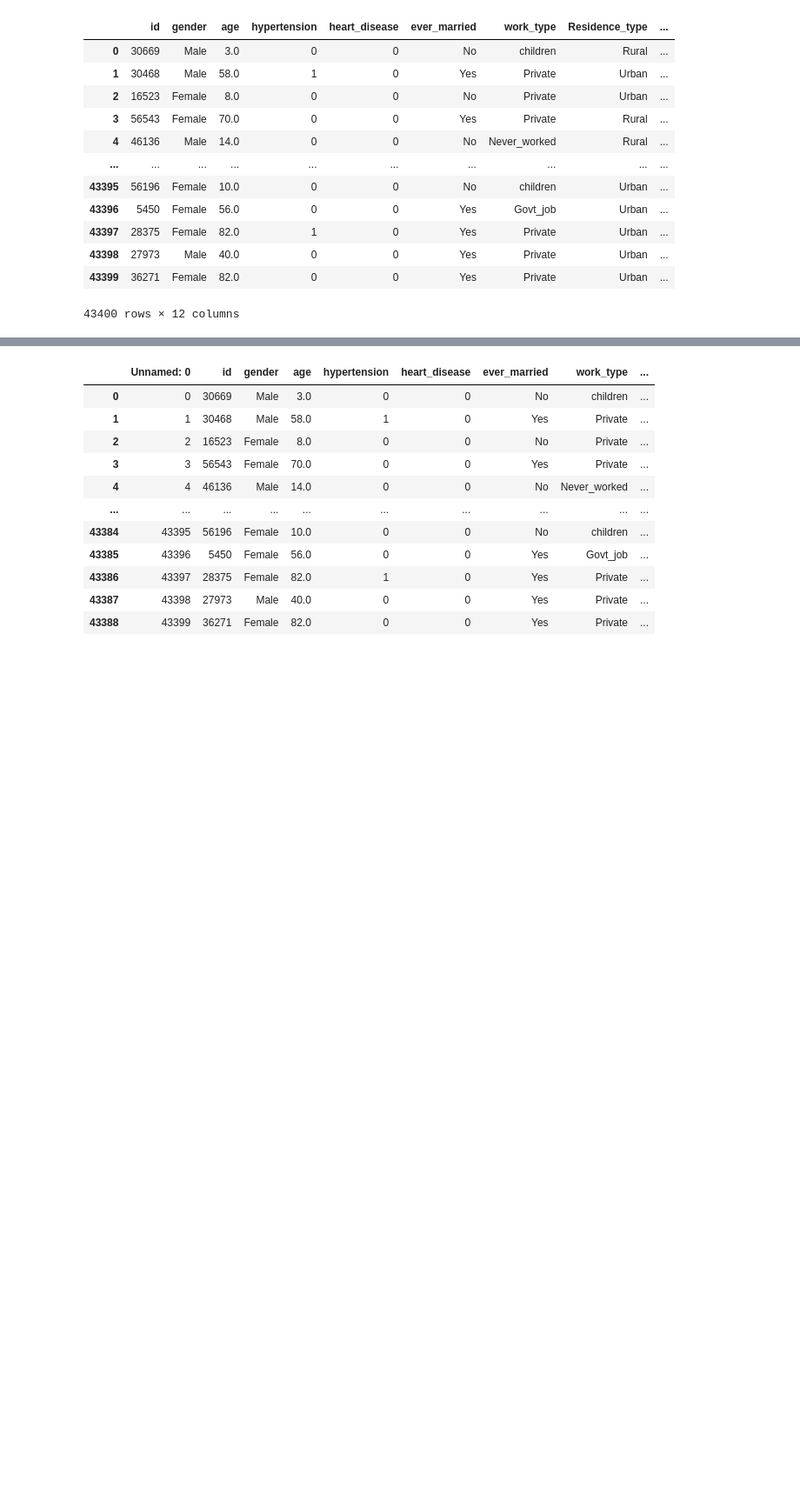
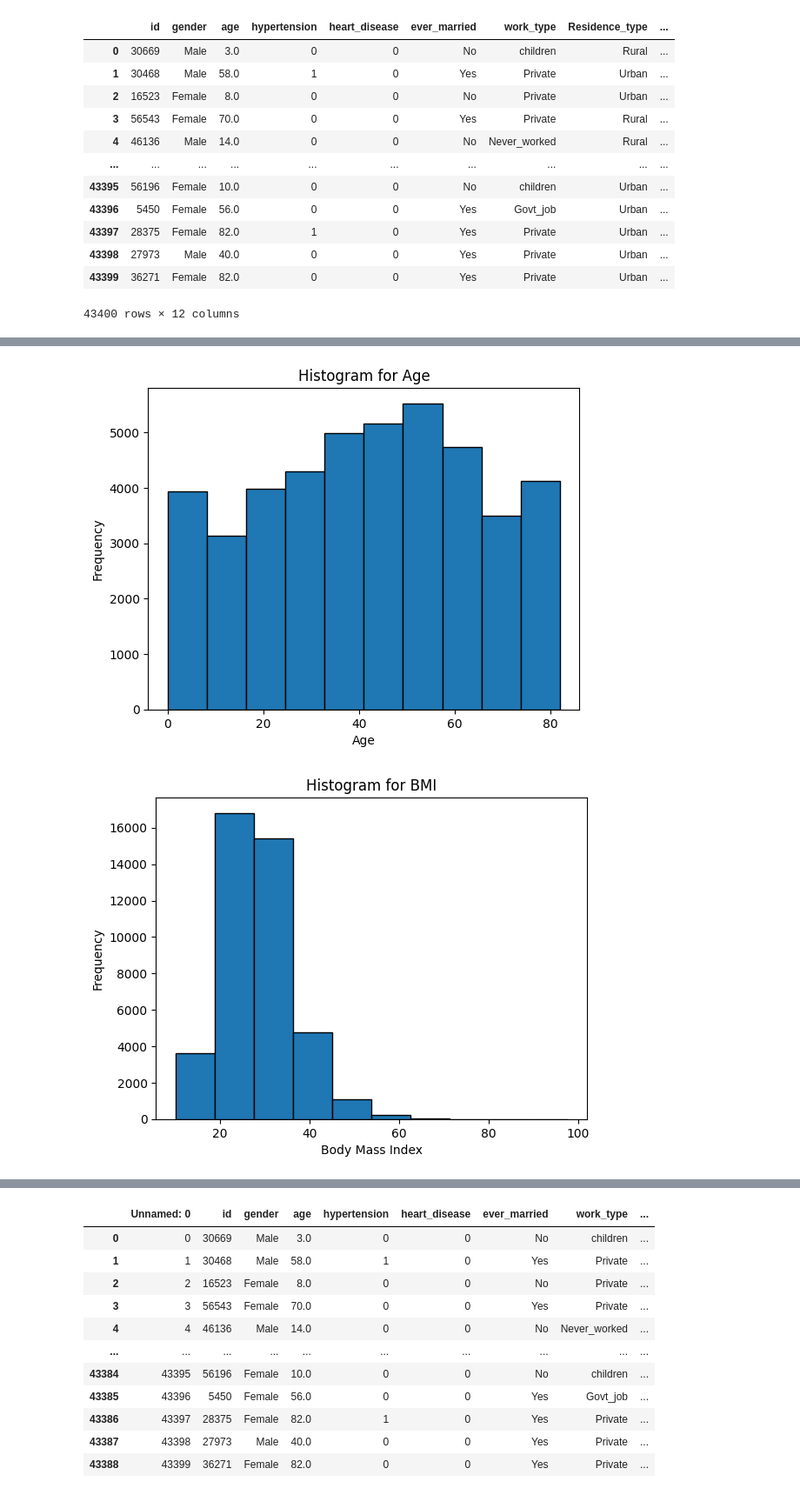
Before and after one commit to DavEspo/Stroke-Prediction, a Jupyter notebook: Phase2.ipynb, the cells around one changed output, grey strips where cells are left out. Shown at 87% size. Saved outputs shown, nothing was run; the diff lists cells and outputs as text; code cells hidden in the pictures; blank space fills up the shorter version.

```diff
--- a/Phase2.ipynb
+++ b/Phase2.ipynb
@@ -37,0 +389,27 @@ df
+# %%
+# Histogram for Continuous Features
+import matplotlib.pyplot as plt
+
+data = df["age"]
+plt.hist(data, bins = 10, edgecolor = "black")
+plt.xlabel("Age")
+plt.ylabel("Frequency")
+plt.title("Histogram for Age")
+plt.show()
+
+data = df["bmi"]
+plt.hist(data, bins = 10, edgecolor = "black")
+plt.xlabel("Body Mass Index")
+plt.ylabel("Frequency")
+plt.title("Histogram for BMI")
+plt.show()
+
+data = df["avg_glucose_level"]
+plt.hist(data, bins = 10, edgecolor = "black")
+plt.xlabel("Averge Glucose Level")
+plt.ylabel("Frequency")
+plt.title("Histogram for Averge Glucose Level")
+plt.show()
+# %% [output]
+[figure, added]
+[figure, added]
```
Also changed, not shown: parts of 31 cells of this notebook.
